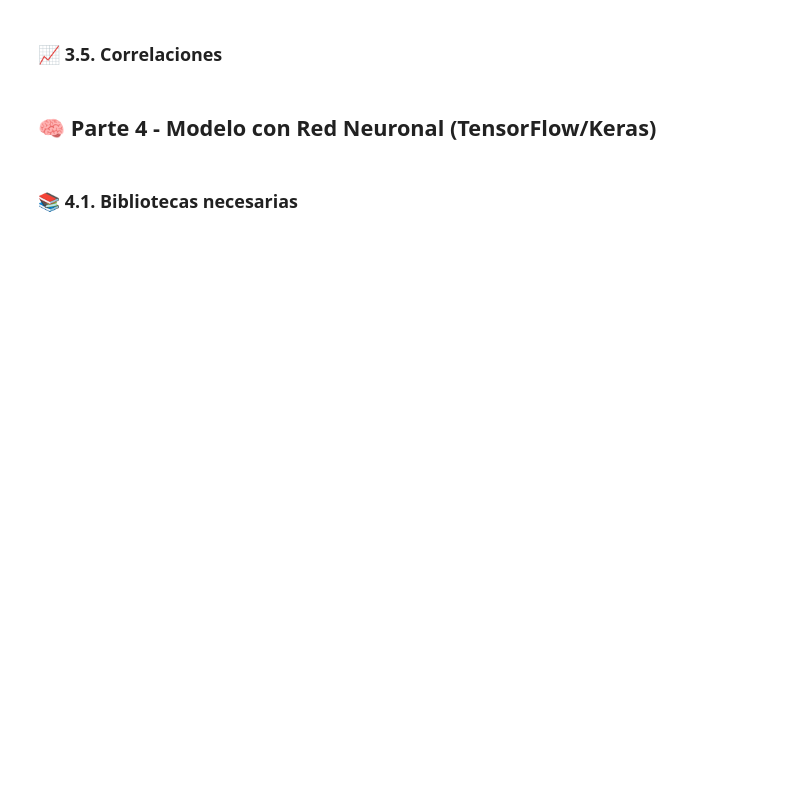
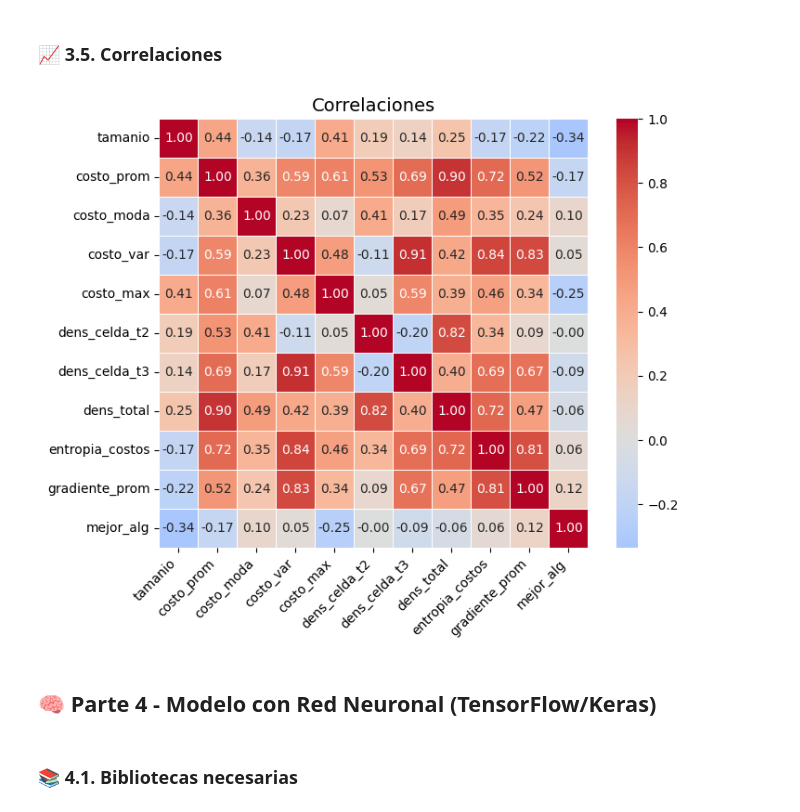
Before and after one commit to andres-garcia-alves/issd-dsia, a Jupyter notebook: Proyecto-Final/Notebook.ipynb, the cells around one changed output. Cells and saved outputs as stored; diff of their text form; code cells hidden in the pictures; blank space fills up the shorter version.

```diff
--- a/Proyecto-Final/Notebook.ipynb
+++ b/Proyecto-Final/Notebook.ipynb
@@ -512,27 +609,27 @@ plt.show()
 # %% [markdown]
 ### 📈 3.5. Correlaciones
 # %%
-# TODO: CONTINUAR ACA !!!
+df_numerico = df.copy()
 
-df_numerico = df.copy()
+# eliminar columnas innecesarias
+columnas = ["bfs_costo", "bfs_nodos", "bfs_tiempo", "a_star_costo", "a_star_nodos", "a_star_tiempo", "ucs_costo", "ucs_nodos", "ucs_tiempo", "greedy_costo", "greedy_nodos", "greedy_tiempo", "costo_min"]
+df_numerico = df_numerico.drop(columns=columnas, errors='ignore')
+
+# convertir columnas categóricas a numéricas
 df_numerico["mejor_alg"] = df_numerico["mejor_alg"].astype("category").cat.codes
 
-# Calcular la matriz de correlación
+# calcular la matriz de correlación
 corr = df_numerico.corr(numeric_only=True)
 
-# Crear el mapa de calor
+# crear el mapa de calor
 plt.figure(figsize=(8,6))
-sns.heatmap(
-    corr,
-    annot=True,
-    cmap="coolwarm",
-    center=0,
-    fmt=".2f",
-    linewidths=0.5,
-    square=True
-)
-plt.title("Mapa de calor de correlaciones entre variables del dataset", fontsize=14)
+sns.heatmap(corr, annot=True, cmap="coolwarm", center=0, fmt=".2f", linewidths=0.5, square=True)
+plt.title("Correlaciones", fontsize=14)
+plt.xticks(rotation=45, ha='right')
+
 plt.show()
+# %% [output]
+[figure, added]
 # %% [markdown]
 ## 🧠 Parte 4 - Modelo con Red Neuronal (TensorFlow/Keras)
 # %% [markdown]
```
Also changed, not shown: parts of 39 cells of this notebook, 1 other file.
